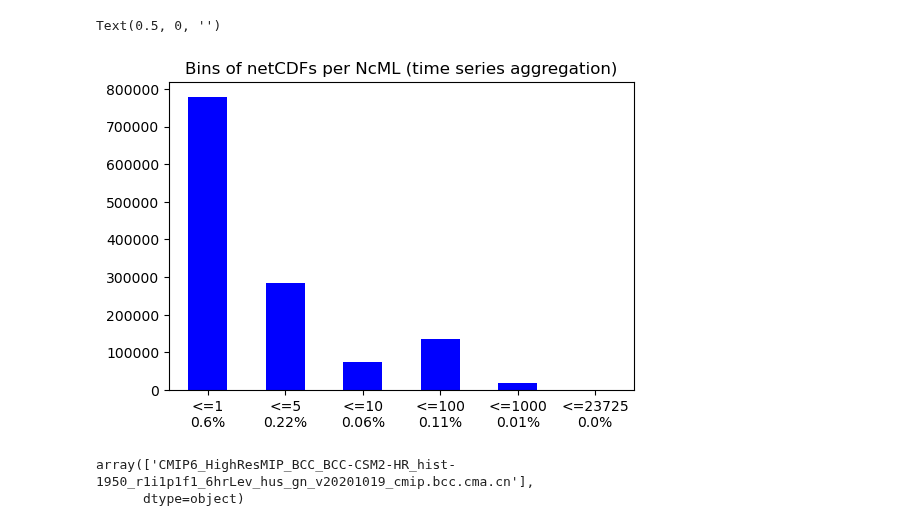
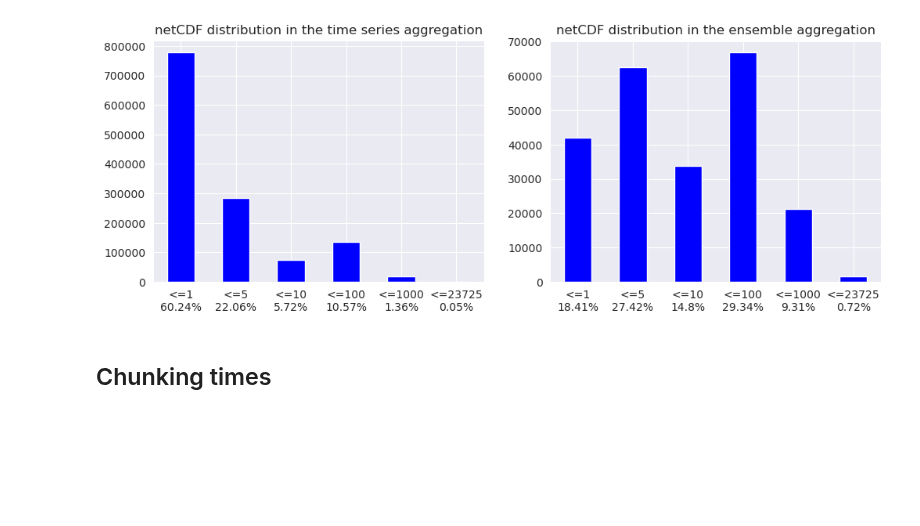
Before and after one commit to zequihg50/esgf-virtual-aggregation, a Jupyter notebook: stats.ipynb, the cells around one changed output. Drawn from its saved outputs; the diff is of its cells as text; code cells hidden in the pictures; blank space fills up the shorter version.

```diff
--- a/stats.ipynb
+++ b/stats.ipynb
@@ -3,5 +8,0 @@ import pandas as pd
-# %%
-df = pd.read_csv("ensemble_hist.csv", names=["name", "count"], skiprows=1)
-bins = [0, 1, 5, 10, 100, 1000, df["count"].max()]
-counts = pd.cut(df["count"], bins=bins).value_counts(sort=False)
-counts
@@ -17,5 +8,0 @@ Name: count, dtype: int64
-# %%
-ax = counts.plot.bar(rot=0, color="b", figsize=(6,4))
-ax.set_xticklabels(["<={}\n{}%".format(c.right, round(v/len(df),2)) for c,v in zip(counts.index.categories, counts.values)])
-ax.set_title("Bins of netCDFs per NcML (ensemble aggregation)")
-ax.set_xlabel("")
@@ -30,5 +8,0 @@ array(['CMIP6_HighResMIP_BCC_BCC-CSM2-HR_hist-1950_6hrLev_hus_gn_v20201019_cmip.
-# %%
-df = pd.read_csv("variable_hist.csv", names=["name", "count"], skiprows=1)
-bins = [0, 1, 5, 10, 100, 1000, df["count"].max()]
-counts = pd.cut(df["count"], bins=bins).value_counts(sort=False)
-counts
@@ -44,13 +9,21 @@ Name: count, dtype: int64
-# %%
-ax = counts.plot.bar(rot=0, color="b", figsize=(6,4))
-ax.set_xticklabels(["<={}\n{}%".format(c.right, round(v/len(df),2)) for c,v in zip(counts.index.categories, counts.values)])
-ax.set_title("Bins of netCDFs per NcML (time series aggregation)")
-ax.set_xlabel("")
-# %% [output]
-Text(0.5, 0, '')
-[figure, removed]
-# %%
-df[df["count"] == df["count"].max()].name.values
-# %% [output]
-array(['CMIP6_HighResMIP_BCC_BCC-CSM2-HR_hist-1950_r1i1p1f1_6hrLev_hus_gn_v20201019_cmip.bcc.cma.cn'],
-      dtype=object)
+# %%
+with sns.axes_style("darkgrid"):
+    fig, ax = plt.subplots(1,2, figsize=(12, 4))
+
+    variable = pd.read_csv("variable_hist.csv", names=["name", "count"], skiprows=1)
+    ensemble = pd.read_csv("ensemble_hist.csv", names=["name", "count"], skiprows=1)
+    bins = [0, 1, 5, 10, 100, 1000, max(variable["count"].max(), ensemble["count"].max())]
+
+    for data, axes in zip([variable, ensemble], ax):
+        cuts = pd.cut(data["count"], bins=bins).value_counts(sort=False)
+        cuts.plot.bar(rot=0, color="b", ax=axes)
+        axes.set_xticklabels(["<={}\n{}%".format(c.right, round(v/len(data)*100,2)) for c,v in zip(cuts.index.categories, cuts.values)])
+
+    ax[0].set_title("netCDF distribution in the time series aggregation")
+    ax[1].set_title("netCDF distribution in the ensemble aggregation")
+
+    plt.savefig("hist.png")
+# %% [output]
+[figure, added]
+# %% [markdown]
+## Chunking times
```
Also changed, not shown: parts of 13 cells of this notebook, 4 other files.
